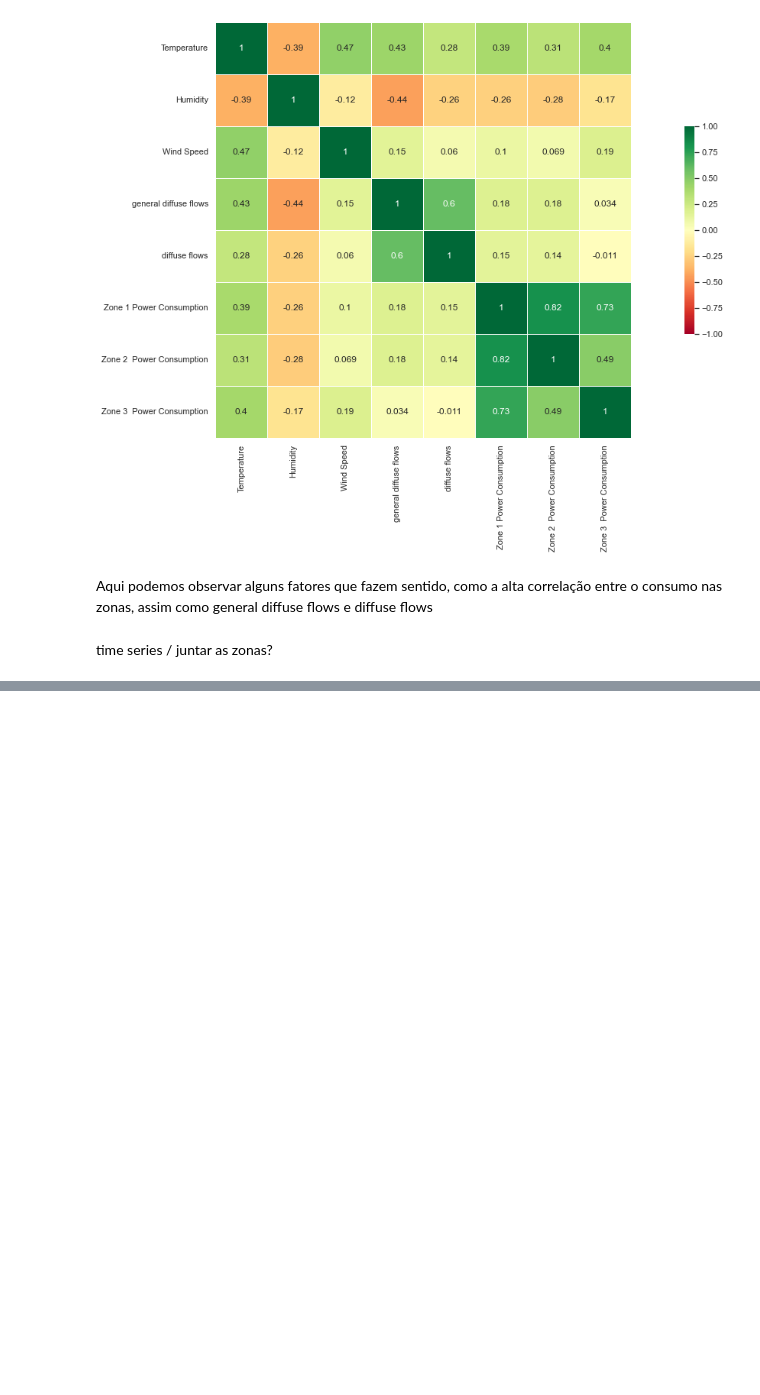
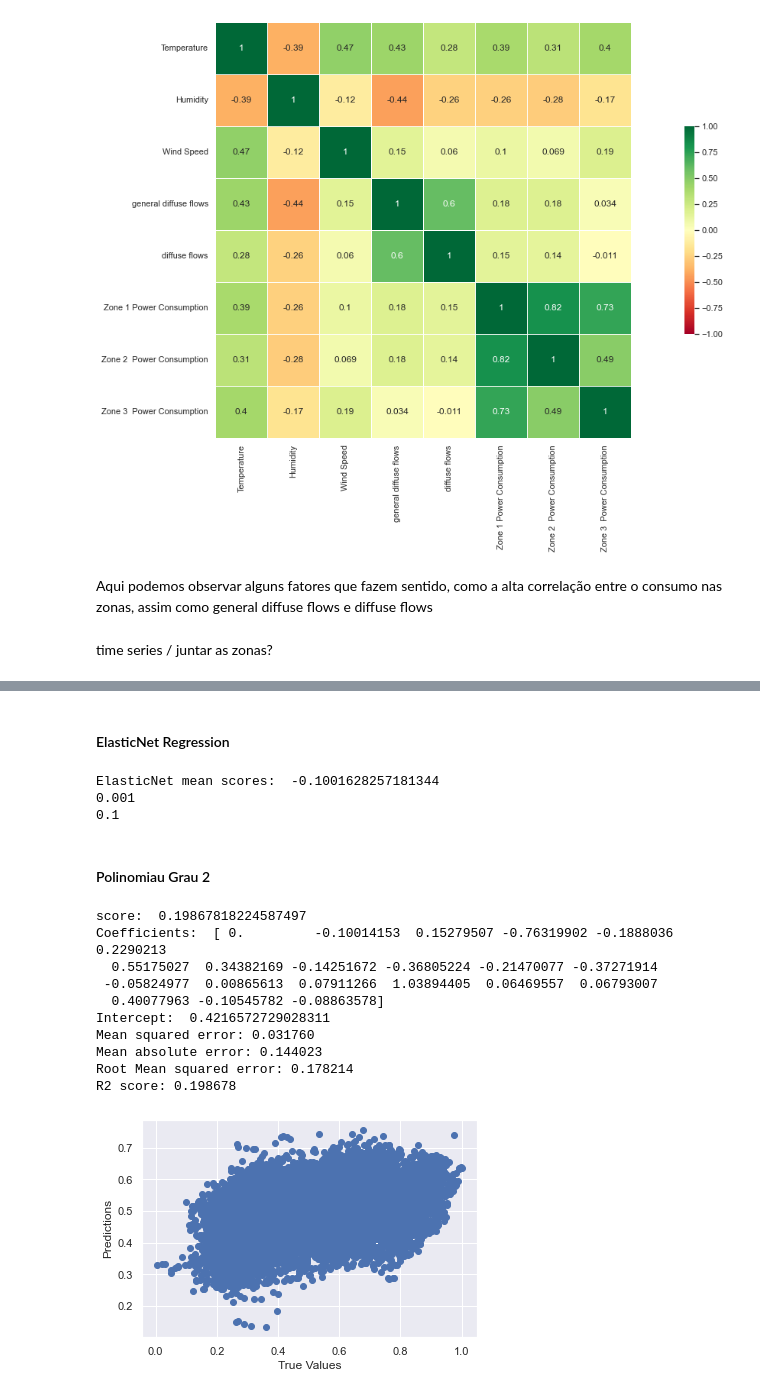
Before and after one commit to Levis33/ML-Power-consumption-of-Tetouan, a Jupyter notebook: regressao.ipynb, the cells around one changed output, grey strips where cells are left out. Saved outputs shown, nothing was run; the diff lists cells and outputs as text; code cells hidden in the pictures; blank space fills up the shorter version.

```diff
--- a/regressao.ipynb
+++ b/regressao.ipynb
@@ -134,0 +274,64 @@ time series /  juntar as zonas?
+# %% [markdown]
+#### ElasticNet Regression
+# %%
+from sklearn.linear_model import ElasticNet, ElasticNetCV
+
+en = ElasticNet(alpha=0.001, l1_ratio=0.8)
+en_scores = cross_val_score(en, norma_l2(powerC["features"]), powerC["target"], cv=10)
+
+print('ElasticNet mean scores: ',en_scores.mean())
+
+encv = ElasticNetCV(alphas=(0.1, 0.01, 0.005, 0.0025, 0.001), l1_ratio=(0.1, 0.25, 0.5, 0.75, 0.8))
+encv.fit(norma_l2(powerC["features"]), powerC["target"])
+
+print(encv.alpha_)
+print(encv.l1_ratio_)
+# %% [output]
+ElasticNet mean scores:  -0.1001628257181344
+0.001
+0.1
+# %% [markdown]
+#### Polinomiau Grau 2
+# %%
+from sklearn.feature_selection import SelectFromModel
+from sklearn.preprocessing import PolynomialFeatures
+
+x_train, x_test, y_train, y_test = train_test_split(powerC['features'], powerC['target'], test_size=0.3)
+
+poly_reg2 = PolynomialFeatures(degree=2)
+
+x_poly = poly_reg2.fit_transform(powerC['features'])
+
+regressor = LinearRegression()
+
+regressor.fit(x_poly, powerC['target'])
+
+y_pred = regressor.predict(poly_reg2.fit_transform(x_test))
+
+
+print('score: ', regressor.score(poly_reg2.fit_transform(x_test), y_test))
+
+print('Coefficients: ', regressor.coef_)
+print('Intercept: ', regressor.intercept_)
+
+print('Mean squared error: %f' % mean_squared_error(y_test, y_pred)) # dif entre valor predito e valor real elevar ao quadrado, soma todos os erros e divide pelo numero de amotras
+print('Mean absolute error: %f' % mean_absolute_error(y_test, y_pred)) # quanto que em media o modelo esta errando o valor do total de sales
+print('Root Mean squared error: %f' %(np.sqrt(mean_squared_error(y_test, y_pred))))
+print('R2 score: %f' % r2_score(y_test, y_pred))
+
+plt.scatter(y_test, y_pred)
+plt.xlabel('True Values')
+plt.ylabel('Predictions')
+plt.show()
+# %% [output]
+score:  0.19867818224587497
+Coefficients:  [ 0.         -0.10014153  0.15279507 -0.76319902 -0.1888036   0.2290213
+  0.55175027  0.34382169 -0.14251672 -0.36805224 -0.21470077 -0.37271914
+ -0.05824977  0.00865613  0.07911266  1.03894405  0.06469557  0.06793007
+  0.40077963 -0.10545782 -0.08863578]
+Intercept:  0.4216572729028311
+Mean squared error: 0.031760
+Mean absolute error: 0.144023
+Root Mean squared error: 0.178214
+R2 score: 0.198678
+[figure, added]
```
Also changed, not shown: parts of 19 cells of this notebook.
